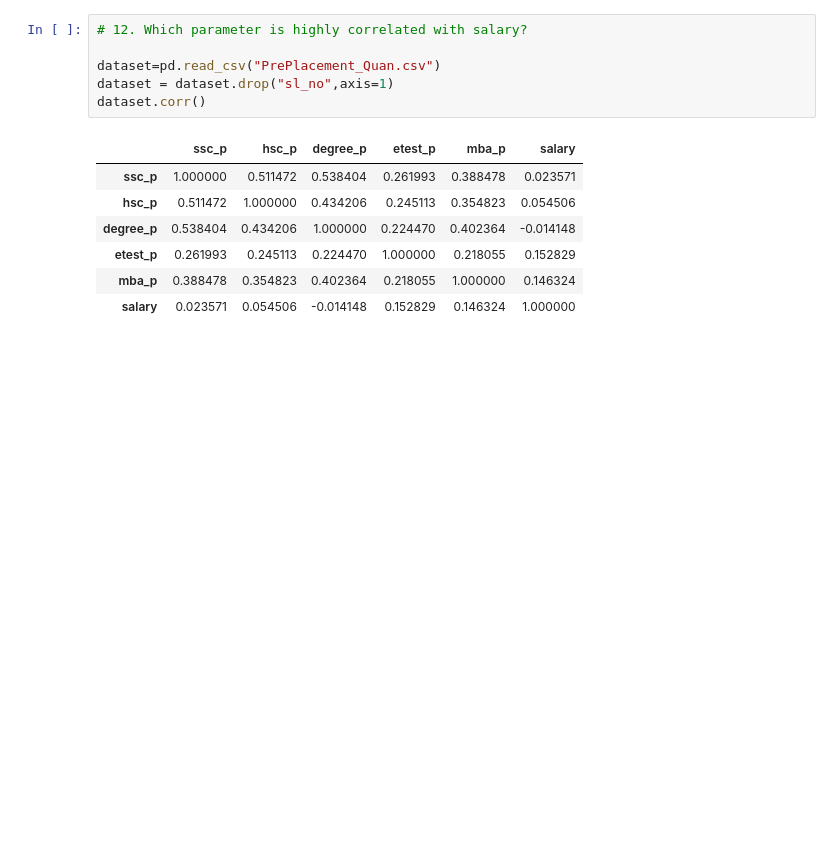
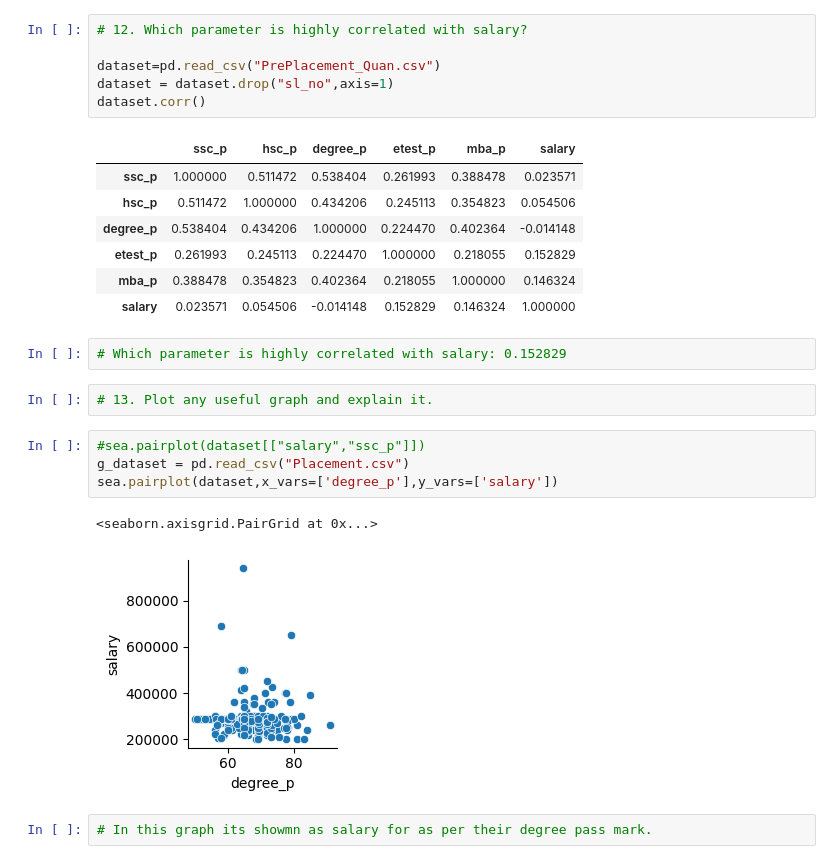
Before and after one commit to SVenkadesh/Venkad_Data-Science_Bivariate, a Jupyter notebook: Assignment.ipynb, the cells around one changed output. Saved outputs shown, nothing was run; the diff lists cells and outputs as text; blank space fills up the shorter version.

```diff
--- a/Assignment.ipynb
+++ b/Assignment.ipynb
@@ -240,3 +242,16 @@ dataset.corr()
 | etest_p | 0.261993 | 0.245113 | 0.224470 | 1.000000 | 0.218055 | 0.152829 |
 | mba_p | 0.388478 | 0.354823 | 0.402364 | 0.218055 | 1.000000 | 0.146324 |
 | salary | 0.023571 | 0.054506 | -0.014148 | 0.152829 | 0.146324 | 1.000000 |
+# %%
+# Which parameter is highly correlated with salary: 0.152829
+# %%
+# 13. Plot any useful graph and explain it.
+# %%
+#sea.pairplot(dataset[["salary","ssc_p"]])
+g_dataset = pd.read_csv("Placement.csv")
+sea.pairplot(dataset,x_vars=['degree_p'],y_vars=['salary'])
+# %% [output]
+<seaborn.axisgrid.PairGrid at 0x...>
+[figure, added]
+# %%
+# In this graph its showmn as salary for as per their degree pass mark.
```
Also changed, not shown: parts of 2 cells of this notebook.
